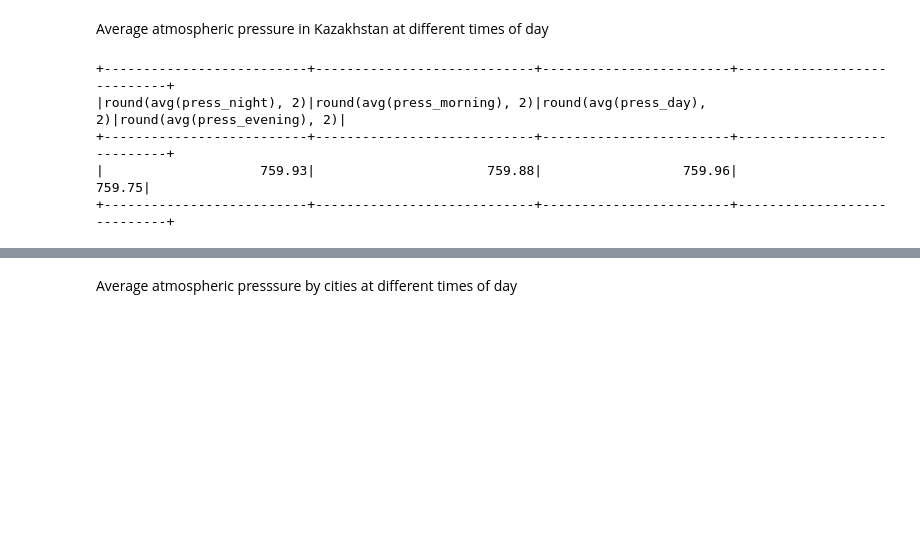
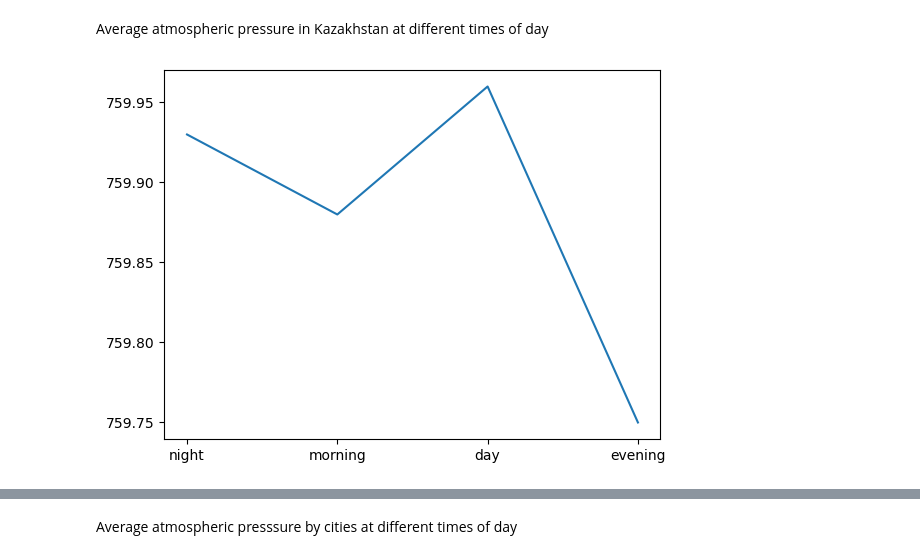
Before and after one commit to olzhas547/Kazakhstan_weather_analytics, a Jupyter notebook: analysis.ipynb, the cells around one changed output, grey strips where cells are left out. Saved outputs shown, nothing was run; the diff lists cells and outputs as text; code cells hidden in the pictures; blank space fills up the shorter version.

```diff
--- a/analysis.ipynb
+++ b/analysis.ipynb
@@ -332,10 +332,12 @@ only showing top 20 rows
 # %% [markdown]
 Average atmospheric pressure in Kazakhstan at different times of day
 # %%
-df.select(round(avg(col('press_night')), 2), round(avg(col('press_morning')), 2), round(avg(col('press_day')), 2), round(avg(col('press_evening')), 2)).show()
+avg_press_by_time = df.select(
+    round(avg(col('press_night')), 2).alias('night'),
+    round(avg(col('press_morning')), 2).alias('morning'),
+    round(avg(col('press_day')), 2).alias('day'),
+    round(avg(col('press_evening')), 2).alias('evening')).toPandas()
+plt.plot(list(avg_press_by_time.columns), avg_press_by_time.values.tolist()[0])
+plt.show()
 # %% [output]
-+--------------------------+----------------------------+------------------------+----------------------------+
-|round(avg(press_night), 2)|round(avg(press_morning), 2)|round(avg(press_day), 2)|round(avg(press_evening), 2)|
-+--------------------------+----------------------------+------------------------+----------------------------+
-|                    759.93|                      759.88|                  759.96|                      759.75|
-+--------------------------+----------------------------+------------------------+----------------------------+
+[figure, added]
```
Also changed, not shown: parts of 8 cells of this notebook, 2 other files.
